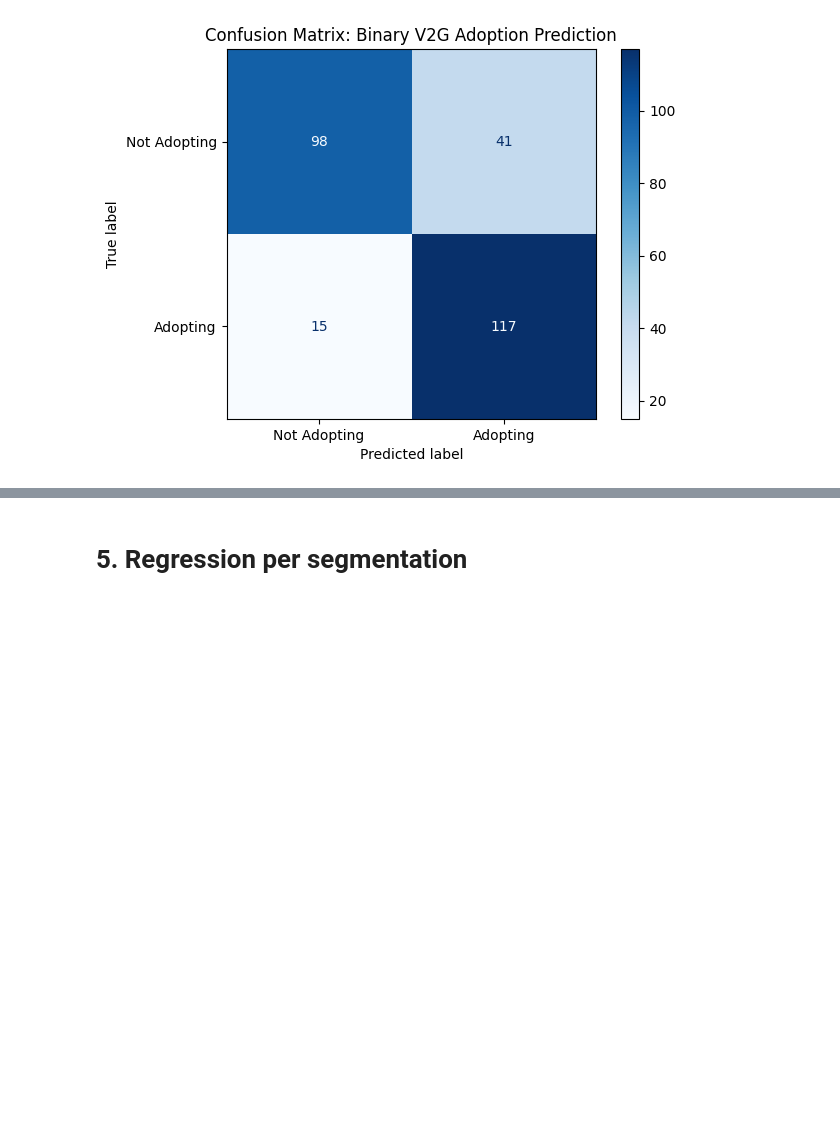
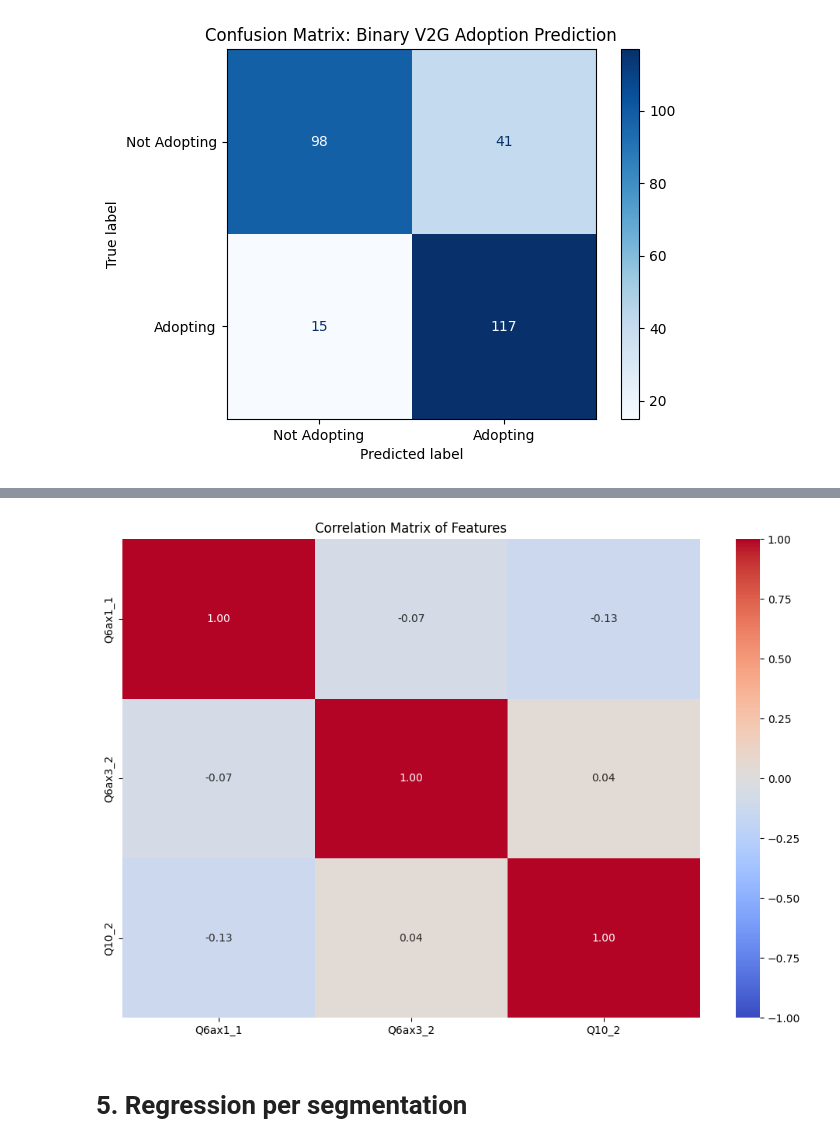
Before and after one commit to bernardomendonca/v2g-survey-analysis, a Jupyter notebook: 3_logistic_regression.ipynb, the cells around one changed output, grey strips where cells are left out. Cells and saved outputs as stored; diff of their text form; code cells hidden in the pictures; blank space fills up the shorter version.

```diff
--- a/3_logistic_regression.ipynb
+++ b/3_logistic_regression.ipynb
@@ -754,5 +732,16 @@ plt.show()
 # %%
 coefs_binary_df
+# %%
+# Compute correlation matrix
+corr_matrix = filtered_df.corr()
+
+# Plot heatmap
+plt.figure(figsize=(12,8))
+sns.heatmap(corr_matrix, cmap="coolwarm", annot=True, fmt=".2f", vmin=-1, vmax=1)
+plt.title("Correlation Matrix of Features")
+plt.show()
+# %% [output]
+[figure, added]
 # %% [markdown]
 # 5. Regression per segmentation
 # %%
```
Also changed, not shown: parts of 28 cells of this notebook, 3 other files.
